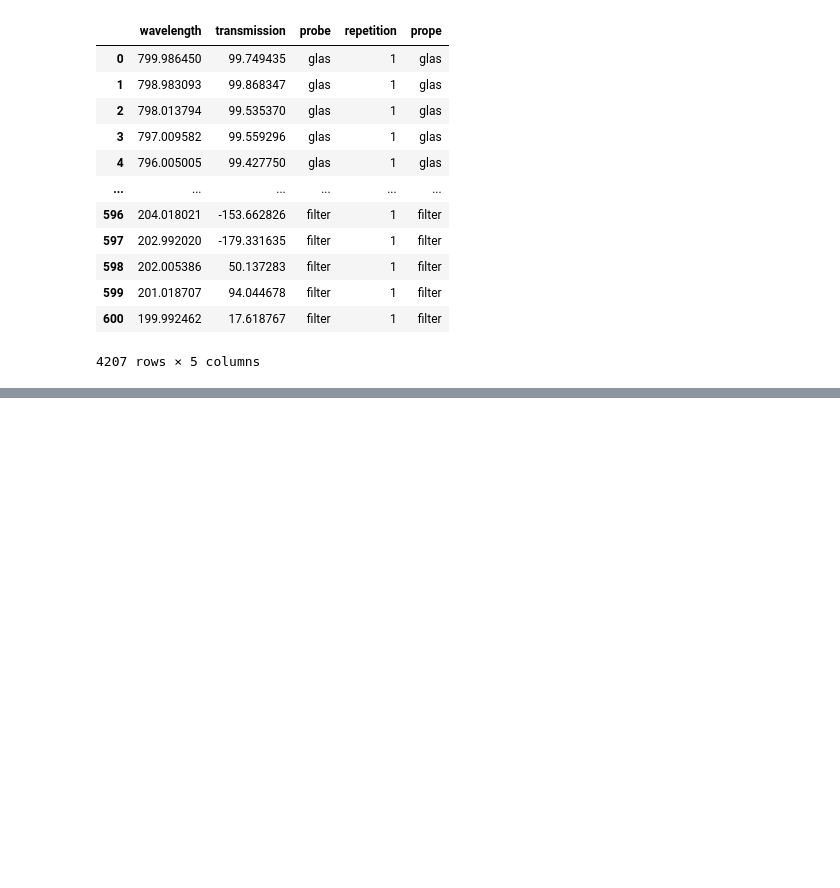
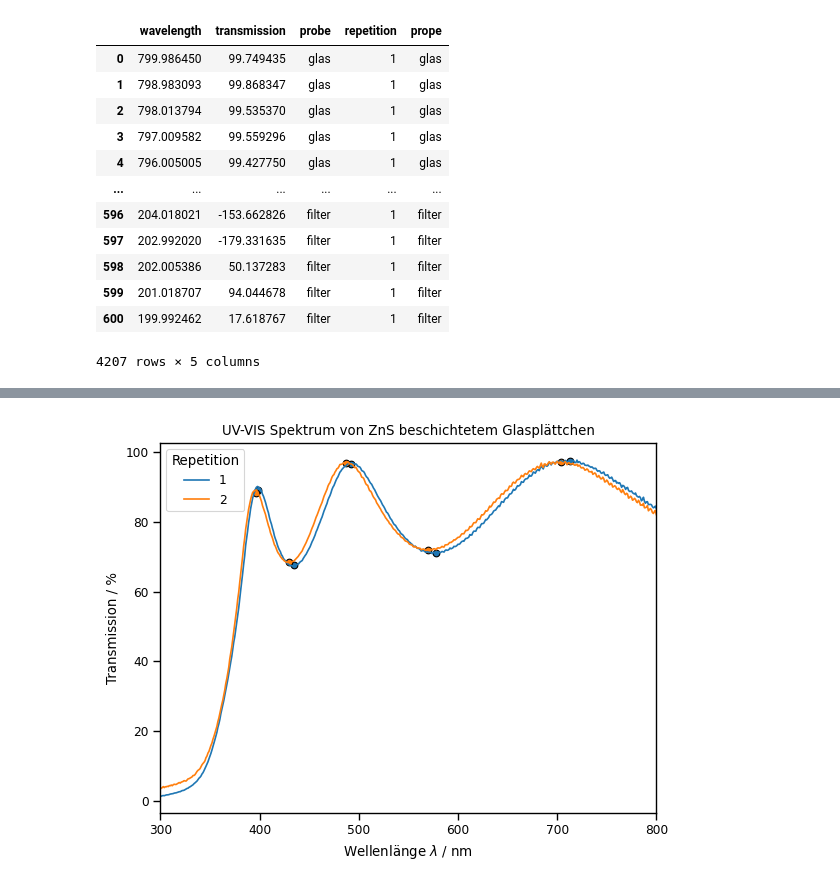
Before and after one commit to janikkokot/duennschicht, a Jupyter notebook: uv_vis.ipynb, the cells around one changed output, grey strips where cells are left out. Saved outputs shown, nothing was run; the diff lists cells and outputs as text; code cells hidden in the pictures; blank space fills up the shorter version.

```diff
--- a/uv_vis.ipynb
+++ b/uv_vis.ipynb
@@ -87,0 +78,23 @@ Text(0.5, 1.0, 'Schmalband-Filter')
+# %%
+brechungs_indizes = pd.DataFrame.from_dict(
+    {'MgF2': {300: 1.4054,
+              400: 1.3959,
+              500: 1.3917,
+              600: 1.3893,
+              700: 1.3878,
+              800: 1.3867,
+              900: 1.3859,
+              1000: 1.3852,},
+    'ZnS': {450: 2.473,
+            500: 2.419,
+            550: 2.386,
+            600: 2.363,
+            650: 2.345,
+            700: 2.332,
+            750: 2.322,
+            800: 2.313,
+            850: 2.306,
+            900: 2.301,},
+    }
+).sort_index()
+brechungs_indizes
@@ -87,0 +182,3 @@ Text(0.5, 1.0, 'Schmalband-Filter')
+# %%
+reps = measures.get_group('zns').groupby('repetition')
+reps.get_group(1)
@@ -87,0 +199,17 @@ Text(0.5, 1.0, 'Schmalband-Filter')
+# %%
+with sns.plotting_context('paper'):
+    fig, ax = plt.subplots()
+
+    ax.plot('wavelength', 'transmission', data=reps.get_group(1), label=1)
+    ax.scatter(x='wavelength', y='transmission', data=find_peaks(reps.get_group(1)), ec='k', label=None)
+
+    ax.plot('wavelength', 'transmission', data=reps.get_group(2), label=2)
+    ax.scatter(x='wavelength', y='transmission', data=find_peaks(reps.get_group(2)), ec='k', label=None)
+    ax.set_xlabel(Labels.lambda_)
+    ax.set_ylabel(Labels.transmission)
+    ax.legend(title=Labels.rep)
+    ax.set_xlim(Limits.lambda_)
+    ax.set_title(Labels.uvvis.format(von='ZnS beschichtetem Glasplättchen'))
+    fig.savefig(results/'uvvis_zns.pdf')
+# %% [output]
+[figure, added]
```
Also changed, not shown: parts of 40 cells of this notebook, 1 other file.
